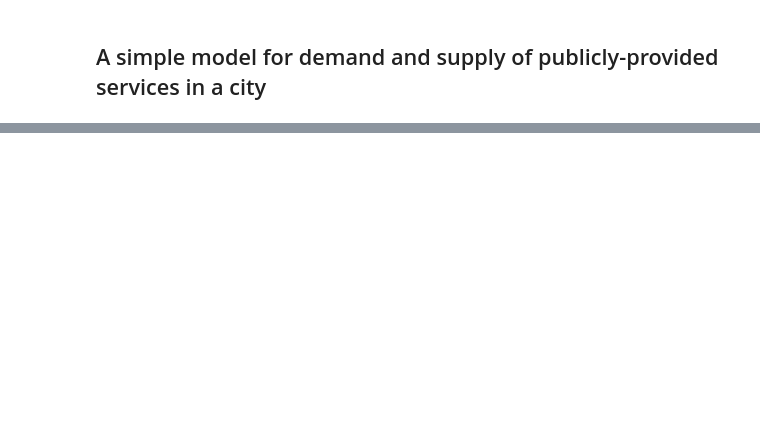
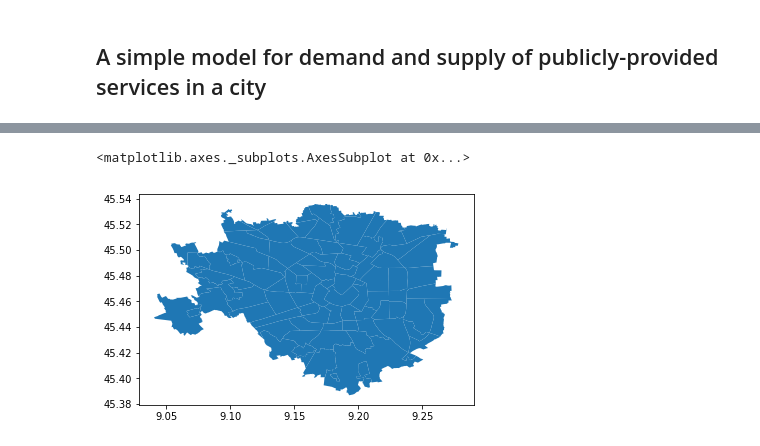
Before and after one commit to davideveronese/daf-data-science, a Jupyter notebook: mappa_quartiere/CityServicesModel.ipynb, the cells around one changed output, grey strips where cells are left out. Cells and saved outputs as stored; diff of their text form; code cells hidden in the pictures; blank space fills up the shorter version.

Commit message:
school lenghtscale in input, lat/long fixed, sample plots in

```diff
--- a/mappa_quartiere/CityServicesModel.ipynb
+++ b/mappa_quartiere/CityServicesModel.ipynb
@@ -171,4 +195,4 @@ class SchoolFactory(UnitFactory):
 ## Load scuole!
 scuoleFile =  'final/milano_datiScuole.csv'
 schoolLoader = UnitFactory.createLoader(ServiceType.School, scuoleFile)
-schoolUnits = schoolLoader.load(0.2)
+schoolUnits = schoolLoader.load(0.5)
@@ -246,14 +272,3 @@ class unitPlotter:
             plt.show()
 
         return None
-# %%
-class zoneIntegrator:
-    '''
-    A class to get aggregate values for services for given land subdivisions
-    '''
-    def __init__(self, unitList, divisionDict):
-        assert isinstance(unitList, list), 'List expected'
-        assert all([isinstance(t, ServiceUnit) for t in unitList]), 'ServiceUnits expected in list'
-        self.units = unitList
-
-        # assign divisions
@@ -279,0 +302,22 @@ plotterSmooth.plot_service_levels(ServiceType.School)
+# %%
+import geopandas as gpd
+
+class zoneIntegrator:
+    '''
+    A class to get aggregate values for services for given land subdivisions
+    '''
+    def __init__(self, unitList, divisionFilesDict):
+        assert isinstance(unitList, list), 'List expected'
+        assert all([isinstance(t, ServiceUnit) for t in unitList]), 'ServiceUnits expected in list'
+        self.units = unitList
+
+        # load division geofiles with geopandas
+        self.divisions = {}
+        for name, fileName in divisionFilesDict.items():
+            self.divisions[name] = gpd.read_file(fileName)
+# %%
+zint = zoneIntegrator(schoolUnits, {'quartieri':'data/milanoNIL.geojson'})
+zint.divisions['quartieri'].plot()
+# %% [output]
+<matplotlib.axes._subplots.AxesSubplot at 0x...>
+[figure, added]
```
Also changed, not shown: parts of 13 cells of this notebook.
